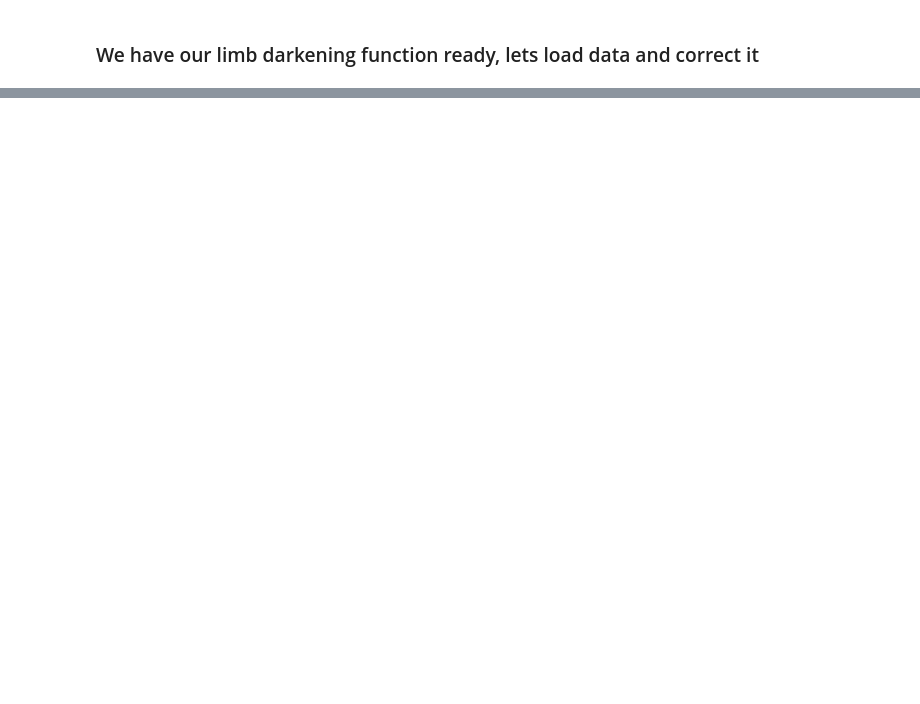
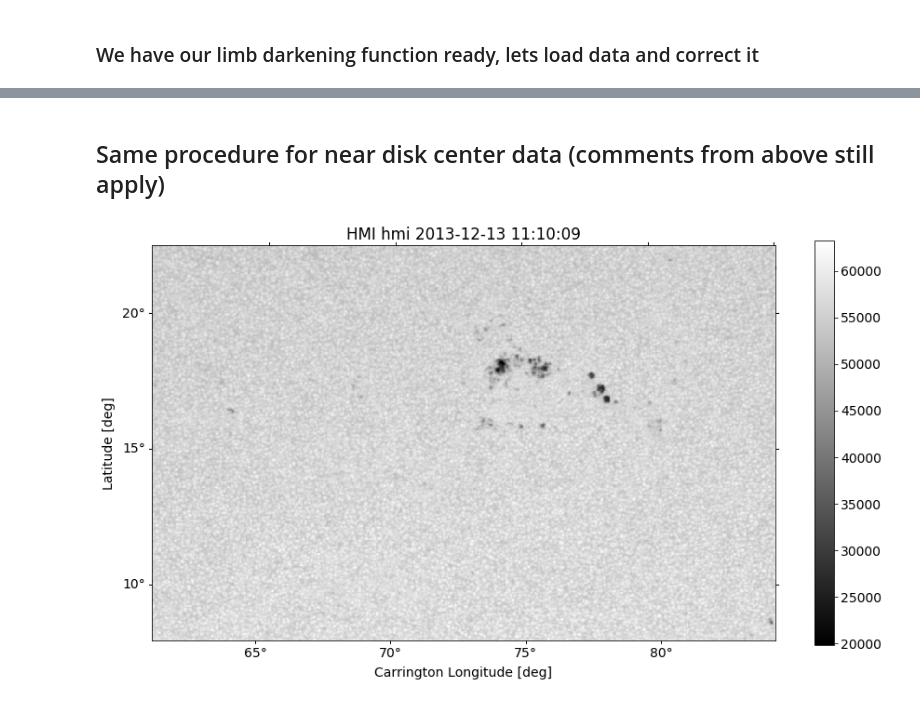
Before and after one commit to lzivadinovic/ondrejov_internship_2019, a Jupyter notebook: limb_darkening.ipynb, the cells around one changed output, grey strips where cells are left out. Saved outputs shown, nothing was run; the diff lists cells and outputs as text; code cells hidden in the pictures; blank space fills up the shorter version.

```diff
--- a/limb_darkening.ipynb
+++ b/limb_darkening.ipynb
@@ -76,0 +136,13 @@ degree
+# %% [markdown]
+## Same procedure for near disk center data (comments from above still apply)
+# %%
+cent = sunpy.map.Map(filename_cent)
+cent.peek()
+helioproj_cent = sunpy.map.all_coordinates_from_map(cent).transform_to(frames.Helioprojective(observer=cent.observer_coordinate))
+#print(helioproj_limb)
+rsun_hp_cent = cent.rsun_obs.value
+distance_from_limb_cent = np.sqrt(helioproj_cent.Tx.value**2+helioproj_cent.Ty.value**2)/rsun_hp_cent
+#plt.hist(cent.data)
+#plt.show()
+# %% [output]
+[figure, added]
```
Also changed, not shown: parts of 14 cells of this notebook, 2 other files.
